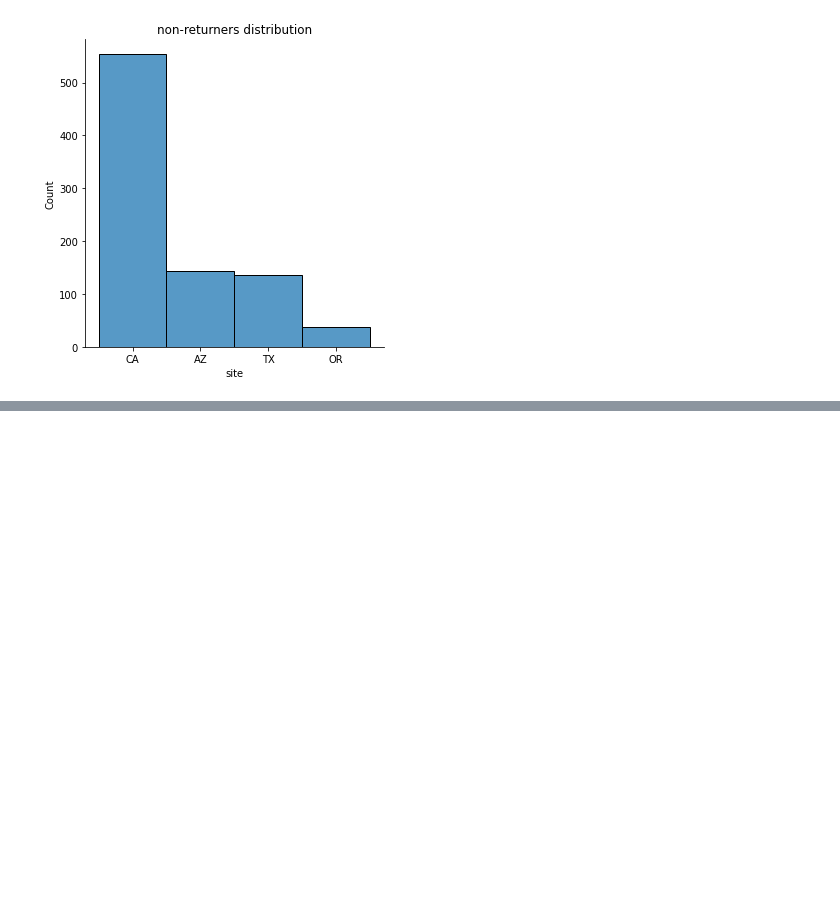
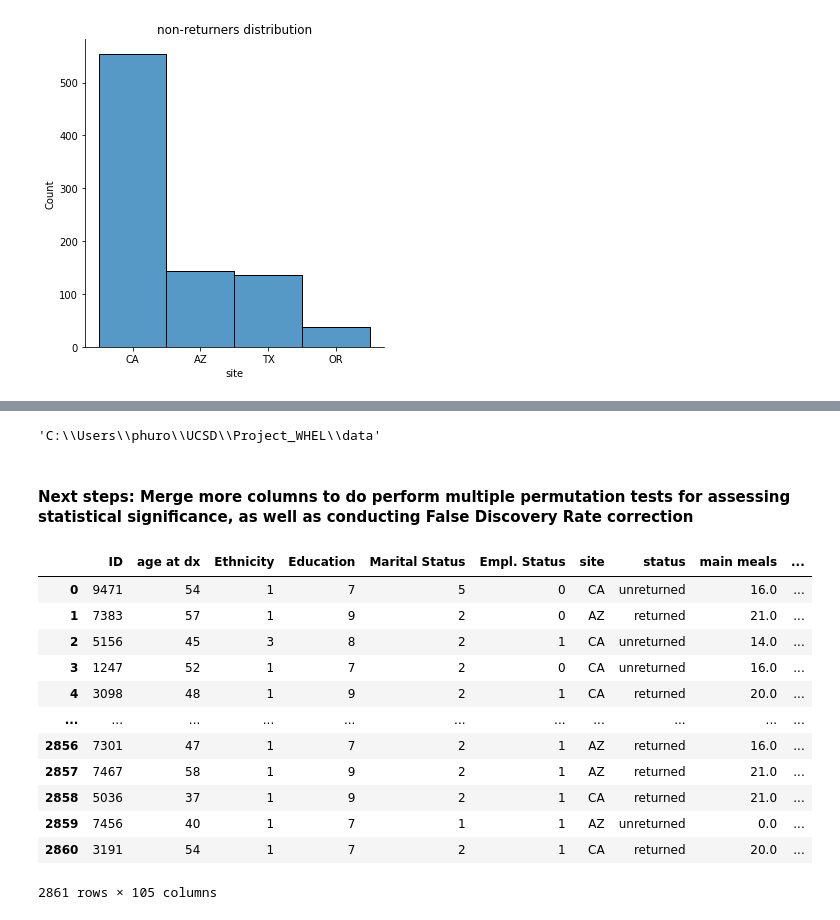
Before and after one commit to pndang/Project_WHEL, a Jupyter notebook: hypothesis_tests/pre-testing-exploration.ipynb, the cells around one changed output, grey strips where cells are left out. Drawn from its saved outputs; the diff is of its cells as text; code cells hidden in the pictures; blank space fills up the shorter version.

Commit message:
completed data inspection for FDR correction

```diff
--- a/hypothesis_tests/pre-testing-exploration.ipynb
+++ b/hypothesis_tests/pre-testing-exploration.ipynb
@@ -204,0 +215,6 @@ data.to_csv(wp)
+# %%
+os.getcwd()
+# %% [output]
+'C:\\Users\\phuro\\UCSD\\Project_WHEL\\data'
+# %% [markdown]
+#### Next steps: Merge more columns to do perform multiple permutation tests for assessing statistical significance, as well as conducting False Discovery Rate correction
@@ -204,0 +260,30 @@ data.to_csv(wp)
+# %%
+# Merge datasets into df
+
+for dataset in data_dict.values():
+    dataset.columns = dataset.columns.map(lambda x: re.sub(r'^id$', 'ID', x))
+    df = df.merge(dataset, how='left', on='ID')
+# %%
+dropcols = ["age at rand", "# second deg relatives with any cancer", \
+    "# second deg relatives (granparents, aunts, uncles)",
+    "# first deg relatives with any cancer", "# first deg relatives",
+    "health insurance", "time at max wgt", "pre-BC weight", "age18 weight",
+    "shopping help", "cleanup help", "cooking help"]
+
+df.drop(columns=dropcols, inplace=True)
+# %%
+df
+# %% [output]
+|  | ID | age at dx | Ethnicity | Education | Marital Status | Empl. Status | site | status | main meals | ... |
+| 0 | 9471 | 54 | 1 | 7 | 5 | 0 | CA | unreturned | 16.0 | ... |
+| 1 | 7383 | 57 | 1 | 9 | 2 | 0 | AZ | returned | 21.0 | ... |
+| 2 | 5156 | 45 | 3 | 8 | 2 | 1 | CA | unreturned | 14.0 | ... |
+| 3 | 1247 | 52 | 1 | 7 | 2 | 0 | CA | unreturned | 16.0 | ... |
+| 4 | 3098 | 48 | 1 | 9 | 2 | 1 | CA | returned | 20.0 | ... |
+| ... | ... | ... | ... | ... | ... | ... | ... | ... | ... | ... |
+| 2856 | 7301 | 47 | 1 | 7 | 2 | 1 | AZ | returned | 16.0 | ... |
+| 2857 | 7467 | 58 | 1 | 9 | 2 | 1 | AZ | returned | 21.0 | ... |
+| 2858 | 5036 | 37 | 1 | 9 | 2 | 1 | CA | returned | 21.0 | ... |
+| 2859 | 7456 | 40 | 1 | 7 | 1 | 1 | AZ | unreturned | 0.0 | ... |
+| 2860 | 3191 | 54 | 1 | 7 | 2 | 1 | CA | returned | 20.0 | ... |
+2861 rows × 105 columns
```
Also changed, not shown: parts of 14 cells of this notebook, 3 other files.
